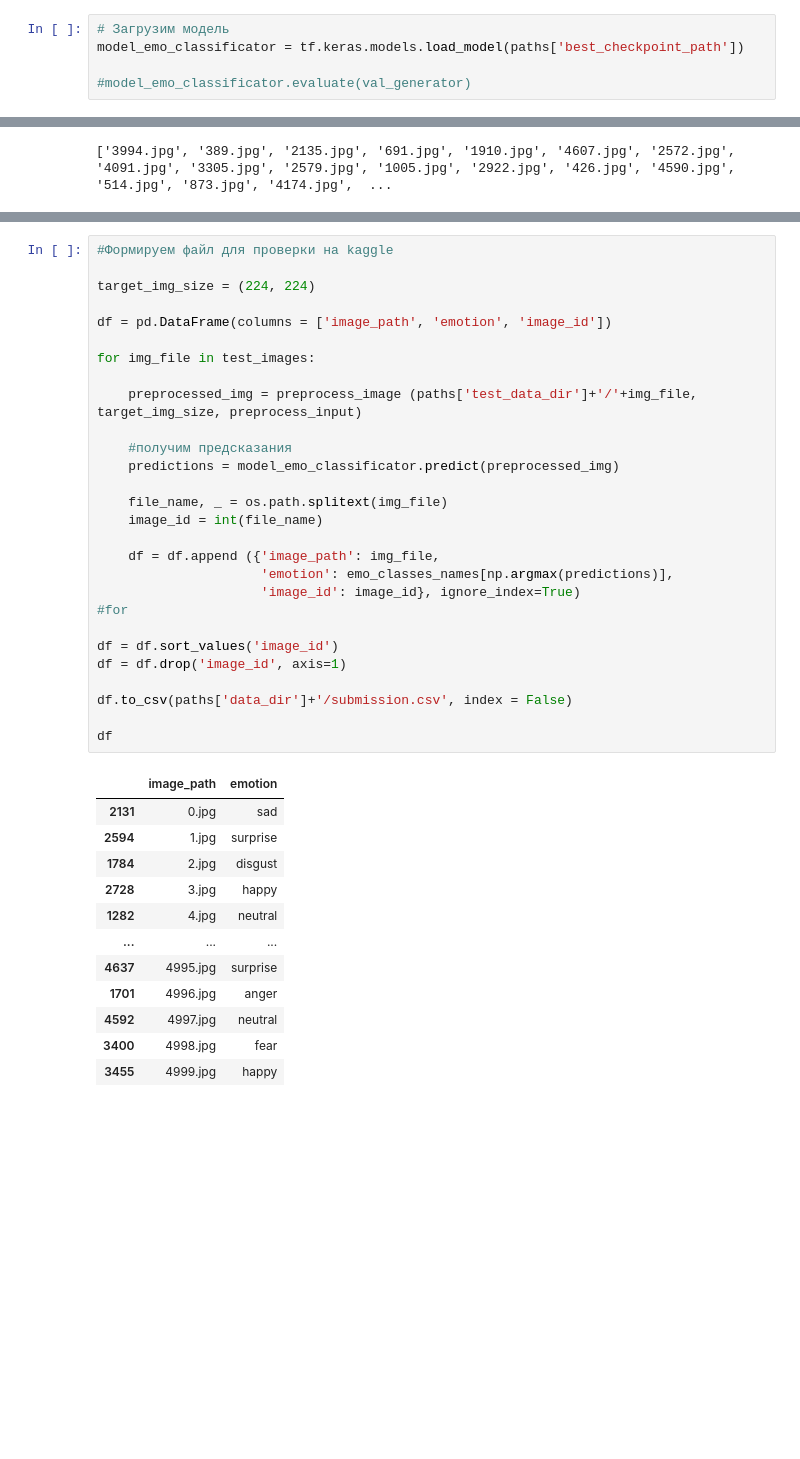
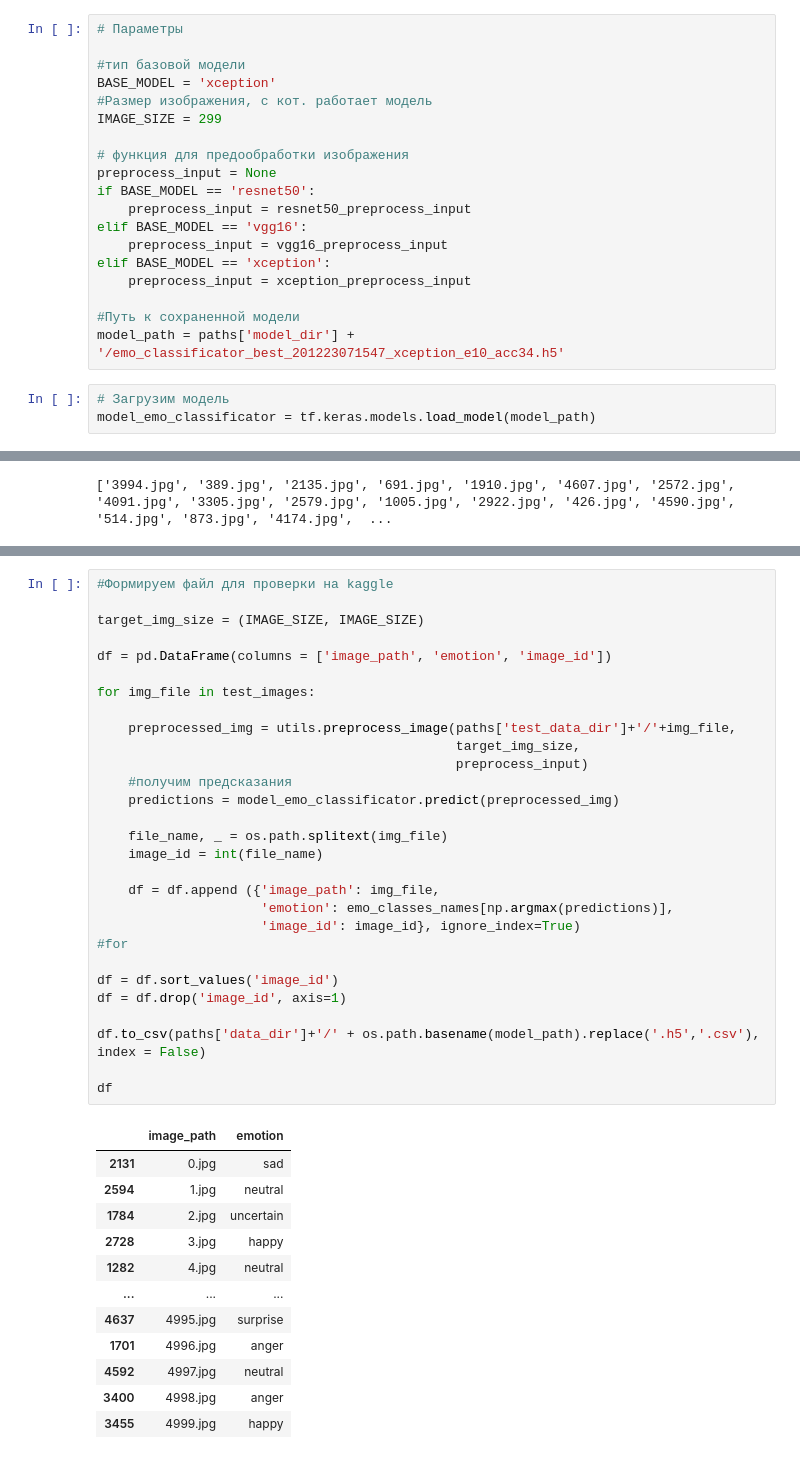
Before and after one commit to keymkm/EmoDetector, a Jupyter notebook: emo_classificator_test.ipynb, the cells around one changed output, grey strips where cells are left out. Drawn from its saved outputs; the diff is of its cells as text; blank space fills up the shorter version.

Commit message:
добавлена возможность продолжения обучения, добавлена возможность добавления в название файла информации о точности модели и аугментации, обновлен ноутбук для теста модели

```diff
--- a/emo_classificator_test.ipynb
+++ b/emo_classificator_test.ipynb
@@ -52,8 +56,25 @@ emo_classes_names
  'sad',
  'surprise',
  'uncertain']
+# %%
+# Параметры
+
+#тип базовой модели
+BASE_MODEL = 'xception'
+#Размер изображения, с кот. работает модель
+IMAGE_SIZE = 299
+
+# функция для предообработки изображения
+preprocess_input = None
+if BASE_MODEL == 'resnet50':
+    preprocess_input = resnet50_preprocess_input
+elif BASE_MODEL == 'vgg16':
+    preprocess_input = vgg16_preprocess_input
+elif BASE_MODEL == 'xception':
+    preprocess_input = xception_preprocess_input
+
+#Путь к сохраненной модели
+model_path = paths['model_dir'] + '/emo_classificator_best_201223071547_xception_e10_acc34.h5'
 # %%
 # Загрузим модель
-model_emo_classificator = tf.keras.models.load_model(paths['best_checkpoint_path'])
-
-#model_emo_classificator.evaluate(val_generator)
+model_emo_classificator = tf.keras.models.load_model(model_path)
@@ -100,42 +140,43 @@ def preprocess_image (p_img_path, p_target_size, preprocess_func):
 # %%
 #Формируем файл для проверки на kaggle
 
-target_img_size = (224, 224)
+target_img_size = (IMAGE_SIZE, IMAGE_SIZE)
 
 df = pd.DataFrame(columns = ['image_path', 'emotion', 'image_id'])
 
 for img_file in test_images:
 
-    preprocessed_img = preprocess_image (paths['test_data_dir']+'/'+img_file, target_img_size, preprocess_input)
-
+    preprocessed_img = utils.preprocess_image(paths['test_data_dir']+'/'+img_file,
+                                              target_img_size,
+                                              preprocess_input)
     #получим предсказания
     predictions = model_emo_classificator.predict(preprocessed_img)
 
     file_name, _ = os.path.splitext(img_file)
     image_id = int(file_name)
 
     df = df.append ({'image_path': img_file,
                      'emotion': emo_classes_names[np.argmax(predictions)],
                      'image_id': image_id}, ignore_index=True)
 #for
 
 df = df.sort_values('image_id')
 df = df.drop('image_id', axis=1)
 
-df.to_csv(paths['data_dir']+'/submission.csv', index = False)
+df.to_csv(paths['data_dir']+'/' + os.path.basename(model_path).replace('.h5','.csv'), index = False)
 
 df
 # %% [output]
 |  | image_path | emotion |
 | 2131 | 0.jpg | sad |
-| 2594 | 1.jpg | surprise |
-| 1784 | 2.jpg | disgust |
+| 2594 | 1.jpg | neutral |
+| 1784 | 2.jpg | uncertain |
 | 2728 | 3.jpg | happy |
 | 1282 | 4.jpg | neutral |
 | ... | ... | ... |
 | 4637 | 4995.jpg | surprise |
 | 1701 | 4996.jpg | anger |
 | 4592 | 4997.jpg | neutral |
-| 3400 | 4998.jpg | fear |
+| 3400 | 4998.jpg | anger |
 | 3455 | 4999.jpg | happy |
 5000 rows × 2 columns
```
Also changed, not shown: parts of 5 cells of this notebook, 3 other files.
